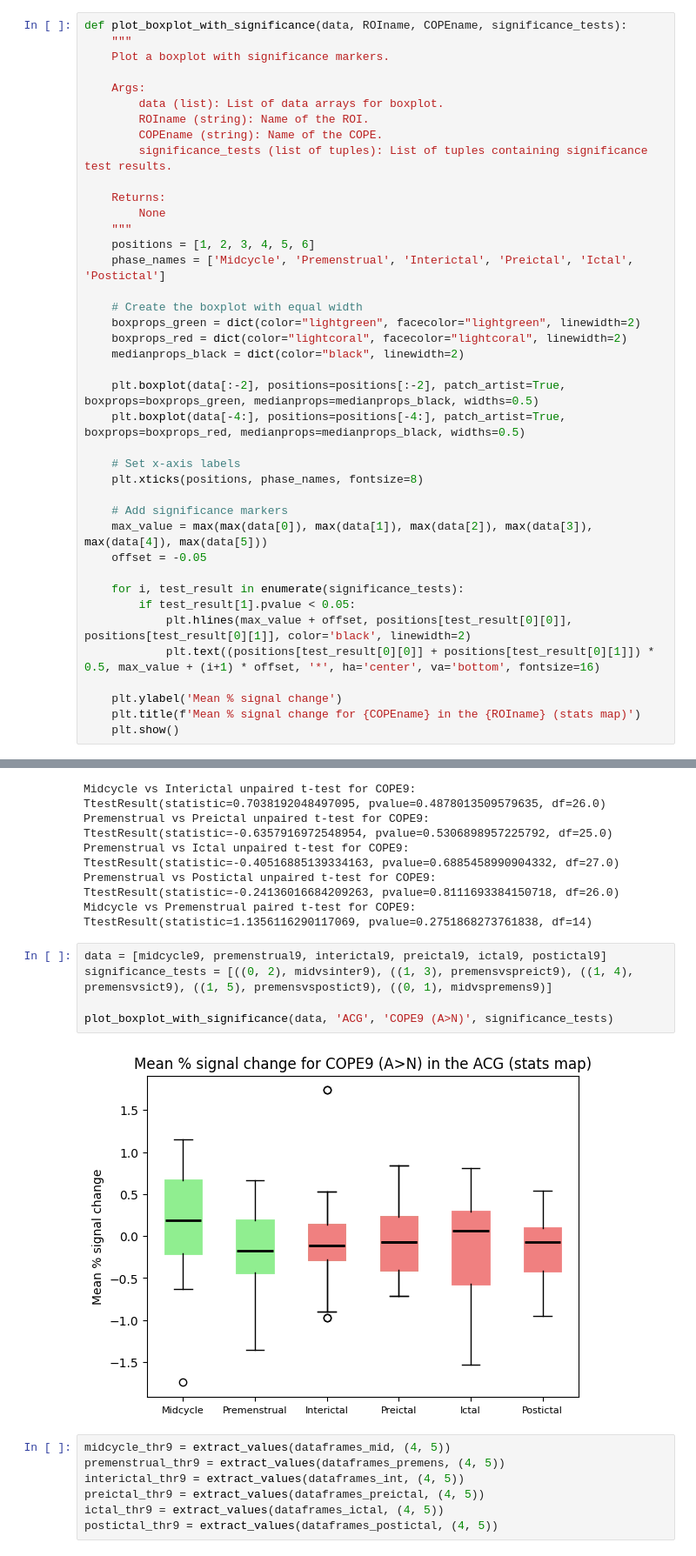
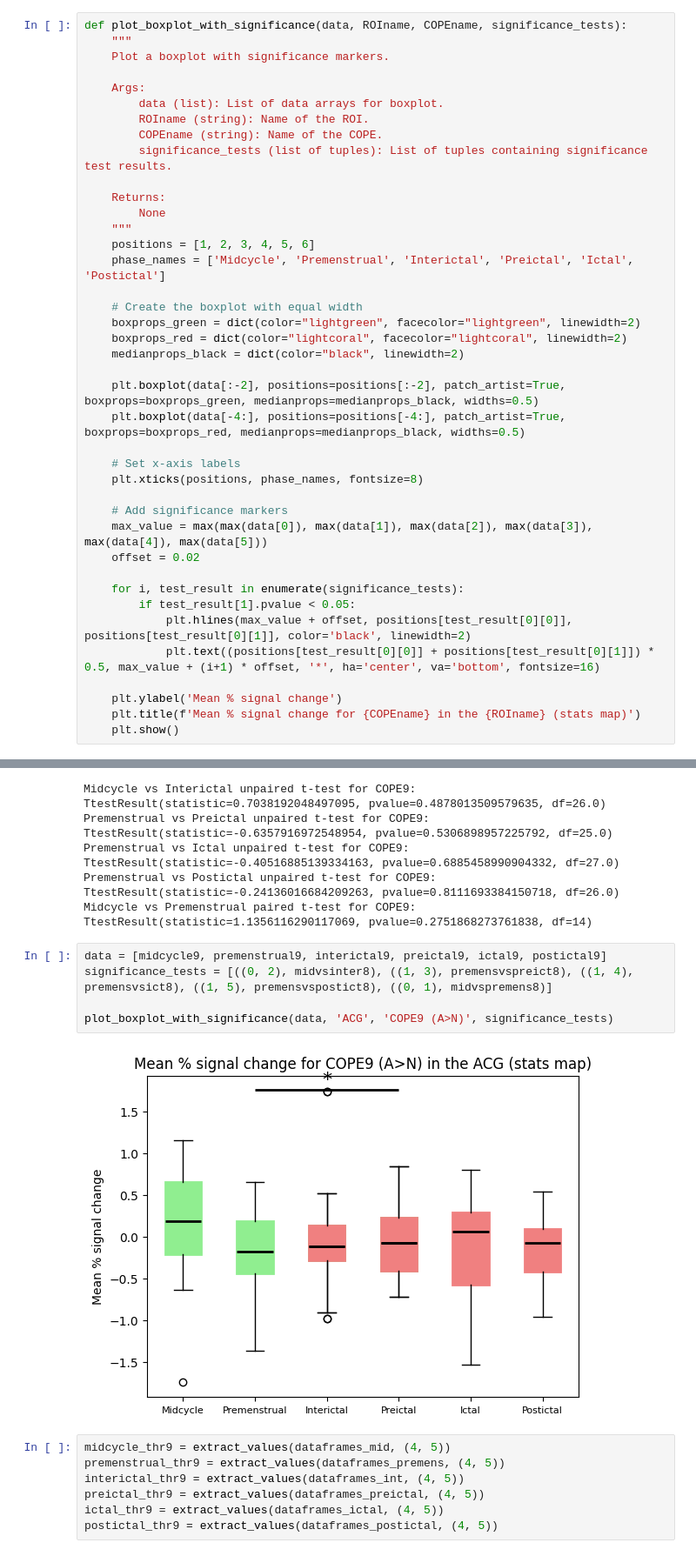
Before and after one commit to beatrzm/Thesis, a Jupyter notebook: all_ACG_reports/boxplots.ipynb, the cells around one changed output, grey strips where cells are left out. Shown at 87% size. Saved outputs shown, nothing was run; the diff lists cells and outputs as text.

```diff
--- a/all_ACG_reports/boxplots.ipynb
+++ b/all_ACG_reports/boxplots.ipynb
@@ -206,7 +229,7 @@ def plot_boxplot_with_significance(data, ROIname, COPEname, significance_tests):
 
     # Add significance markers
     max_value = max(max(data[0]), max(data[1]), max(data[2]), max(data[3]), max(data[4]), max(data[5]))
-    offset = -0.05
+    offset = 0.02
 
     for i, test_result in enumerate(significance_tests):
         if test_result[1].pvalue < 0.05:
@@ -317,11 +363,11 @@ Premenstrual vs Postictal unpaired t-test for COPE9:  TtestResult(statistic=-0.2
 Midcycle vs Premenstrual paired t-test for COPE9:  TtestResult(statistic=1.1356116290117069, pvalue=0.2751868273761838, df=14)
 # %%
 data = [midcycle9, premenstrual9, interictal9, preictal9, ictal9, postictal9]
-significance_tests = [((0, 2), midvsinter9), ((1, 3), premensvspreict9), ((1, 4), premensvsict9), ((1, 5), premensvspostict9), ((0, 1), midvspremens9)]
+significance_tests = [((0, 2), midvsinter8), ((1, 3), premensvspreict8), ((1, 4), premensvsict8), ((1, 5), premensvspostict8), ((0, 1), midvspremens8)]
 
 plot_boxplot_with_significance(data, 'ACG', 'COPE9 (A>N)', significance_tests)
 # %% [output]
-[figure, old version]
+[figure, new version]
 # %%
 midcycle_thr9 = extract_values(dataframes_mid, (4, 5))
 premenstrual_thr9 = extract_values(dataframes_premens, (4, 5))
```
Also changed, not shown: parts of 5 cells of this notebook, 8 other files.
